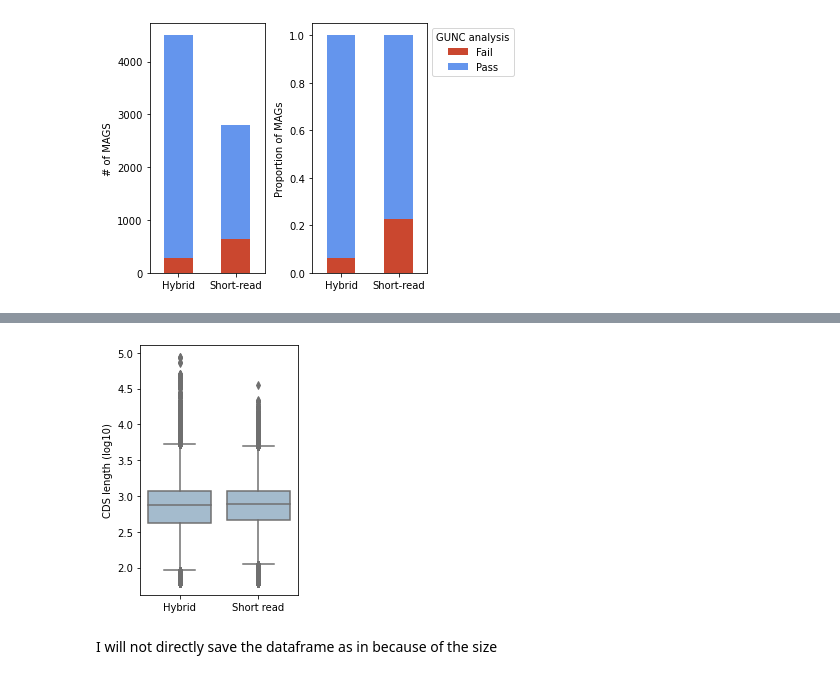
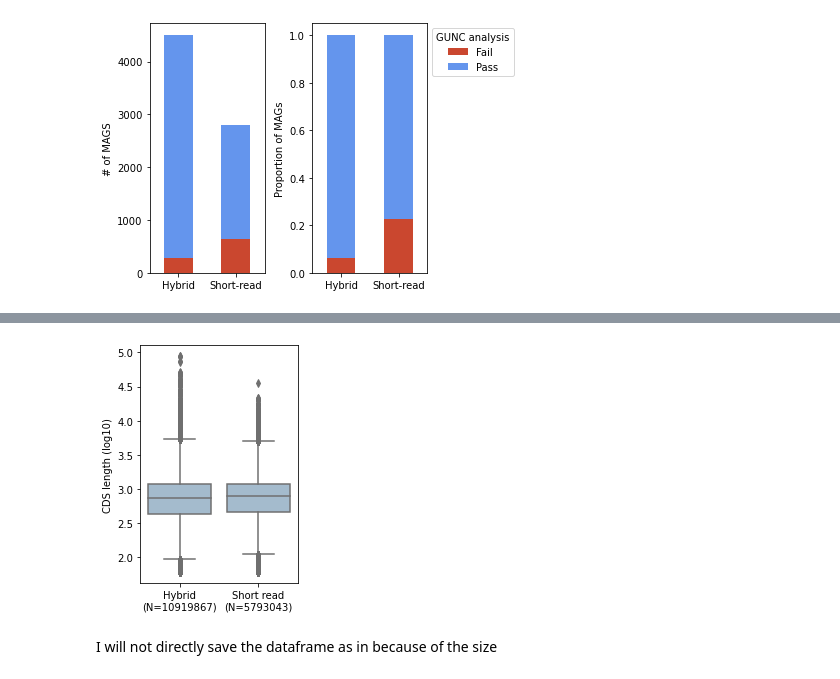
Before and after one commit to CSB5/SPMP, a Jupyter notebook: scripts/assembly_stats.ipynb, the cells around one changed output, grey strips where cells are left out. Saved outputs shown, nothing was run; the diff lists cells and outputs as text; code cells hidden in the pictures.

```diff
--- a/scripts/assembly_stats.ipynb
+++ b/scripts/assembly_stats.ipynb
@@ -351,22 +351,23 @@ gunc.head()
 # %%
 # big dataframe
 
 fname = '../tables/gunc_protsize.parquet.indexed.gz'
 psize = pd.read_parquet(fname).reset_index()
 
 psize['library'] = pd.Categorical(psize['library'], categories=['Hybrid', 'Short read'])
 psize['cdslen'] = np.log10(psize['recordLen'] * 3)
 
 graph = Graph(psize)
 graph.sns.boxplot(x='library', y='cdslen', color=cdef)
 graph.ax.set_xlabel('')
 graph.ax.set_ylabel('CDS length (log10)', size=10)
+graph.add_xticks_ncount('library')
 
 graph.set_size_inches(3, 4)
 graph.tight_layout()
-sc.save('../img/sf5b.svg')
+graph.save('../img/sf5b.svg')
 # %% [output]
-[figure, old version]
+[figure, new version]
 # %% [markdown]
 I will not directly save the dataframe as in because of the size
 # %%
```
Also changed, not shown: parts of 5 cells of this notebook, 5 other files.
